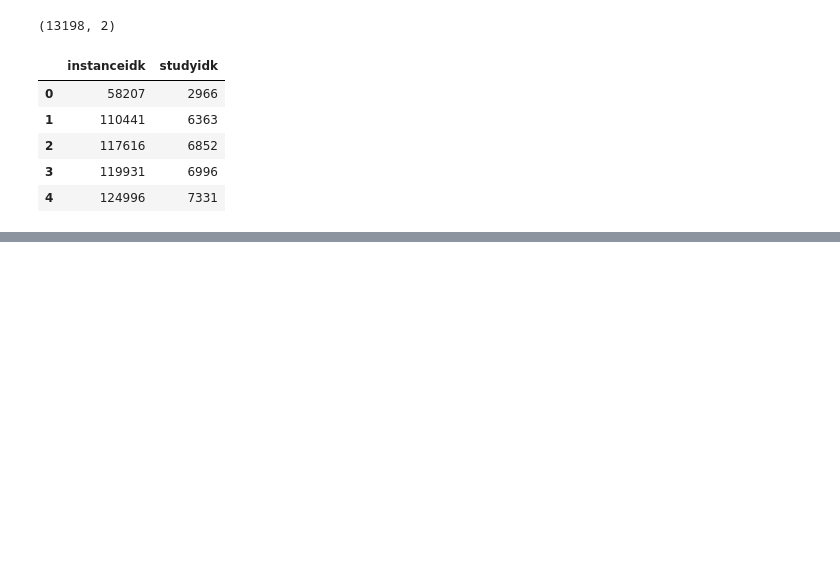
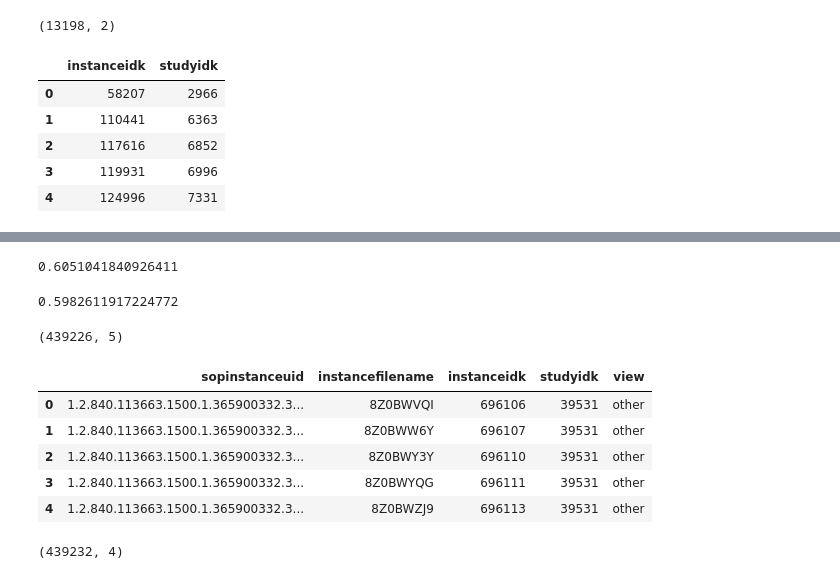
Before and after one commit to dssg/usal_echo_public, a Jupyter notebook: notebooks/20190717_DVV_build_m1_dataset.ipynb, the cells around one changed output, grey strips where cells are left out. Drawn from its saved outputs; the diff is of its cells as text; code cells hidden in the pictures; blank space fills up the shorter version.

```diff
--- a/notebooks/20190717_DVV_build_m1_dataset.ipynb
+++ b/notebooks/20190717_DVV_build_m1_dataset.ipynb
@@ -102,0 +194,26 @@ poss_inst_df.head()
+# %%
+32554.0 / 53799.0
+# %% [output]
+0.6051041840926411
+# %%
+439232.0 / 734181.0
+# %% [output]
+0.5982611917224772
+# %%
+oth_inst_df = io_views.get_table('instances_labeled_other')
+oth_inst_df['view'] = 'other'
+print(oth_inst_df.shape)
+oth_inst_df.head()
+# %% [output]
+(439226, 5)
+|  | sopinstanceuid | instancefilename | instanceidk | studyidk | view |
+| 0 | 1.2.840.113663.1500.1.365900332.3... | 8Z0BWVQI | 696106 | 39531 | other |
+| 1 | 1.2.840.113663.1500.1.365900332.3... | 8Z0BWW6Y | 696107 | 39531 | other |
+| 2 | 1.2.840.113663.1500.1.365900332.3... | 8Z0BWY3Y | 696110 | 39531 | other |
+| 3 | 1.2.840.113663.1500.1.365900332.3... | 8Z0BWYQG | 696111 | 39531 | other |
+| 4 | 1.2.840.113663.1500.1.365900332.3... | 8Z0BWZJ9 | 696113 | 39531 | other |
+# %%
+oth_inst_new_df = oth_inst_df[oth_inst_df['studyidk'].isin(studies_new_machines)]
+print(oth_inst_new_df.shape)
+# %% [output]
+(439232, 4)
```
Also changed, not shown: parts of 18 cells of this notebook, 4 other files.
